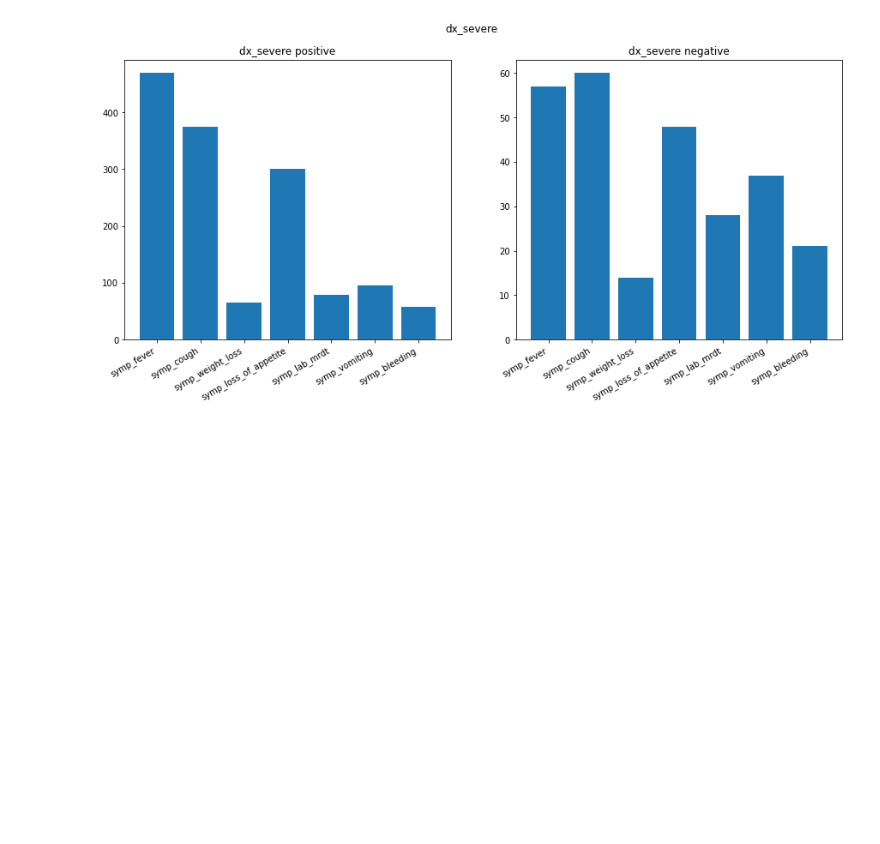
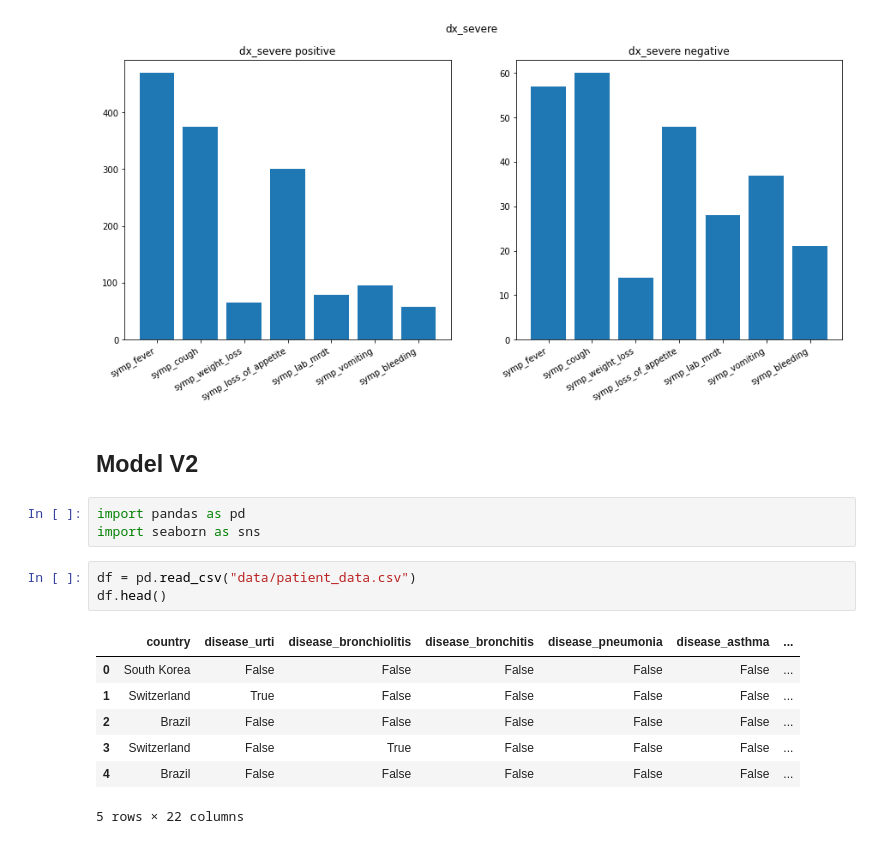
Before and after one commit to epfml/phantomedicus, a Jupyter notebook: simulator_analysis.ipynb, the cells around one changed output. Cells and saved outputs as stored; diff of their text form; blank space fills up the shorter version.

```diff
--- a/simulator_analysis.ipynb
+++ b/simulator_analysis.ipynb
@@ -40,3 +40,19 @@ for diagnosis in diagnoses:
 [figure]
 [figure]
 [figure]
+# %% [markdown]
+## Model V2
+# %%
+import pandas as pd
+import seaborn as sns
+# %%
+df = pd.read_csv("data/patient_data.csv")
+df.head()
+# %% [output]
+|  | country | disease_urti | disease_bronchiolitis | disease_bronchitis | disease_pneumonia | disease_asthma | ... |
+| 0 | South Korea | False | False | False | False | False | ... |
+| 1 | Switzerland | True | False | False | False | False | ... |
+| 2 | Brazil | False | False | False | False | False | ... |
+| 3 | Switzerland | False | True | False | False | False | ... |
+| 4 | Brazil | False | False | False | False | False | ... |
+5 rows × 22 columns
```
Also changed, not shown: parts of 2 cells of this notebook, 9 other files.
